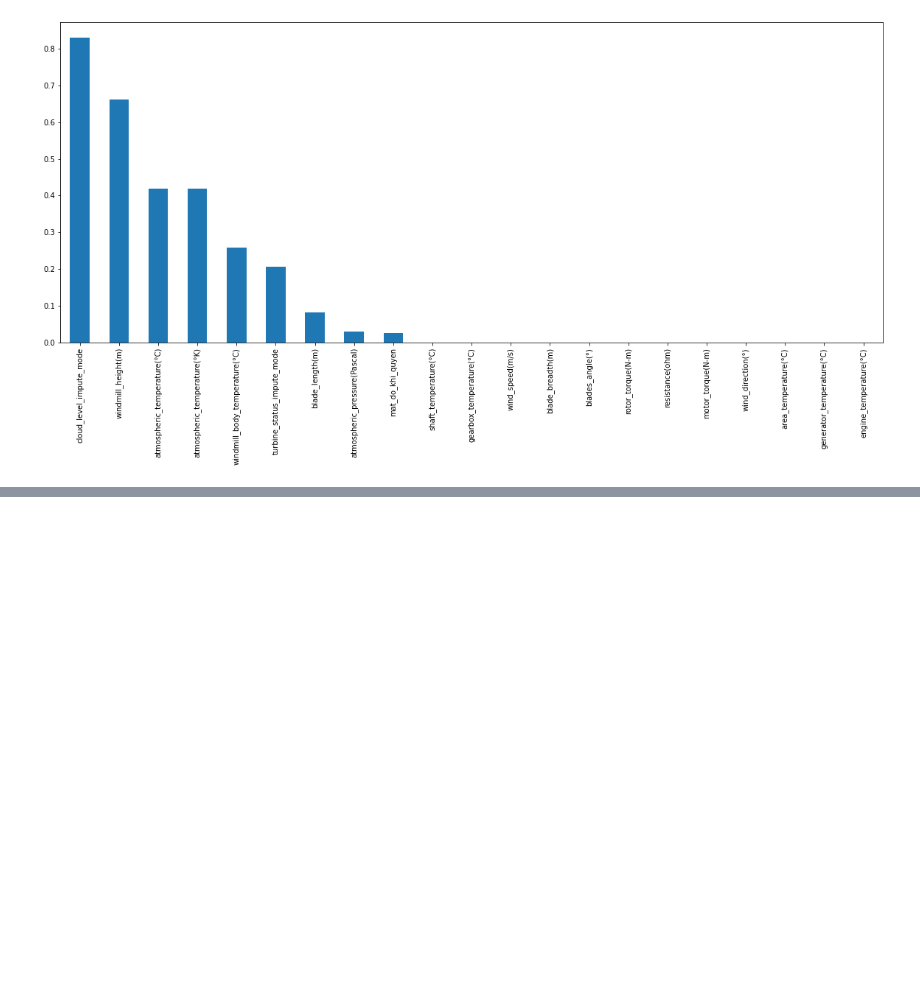
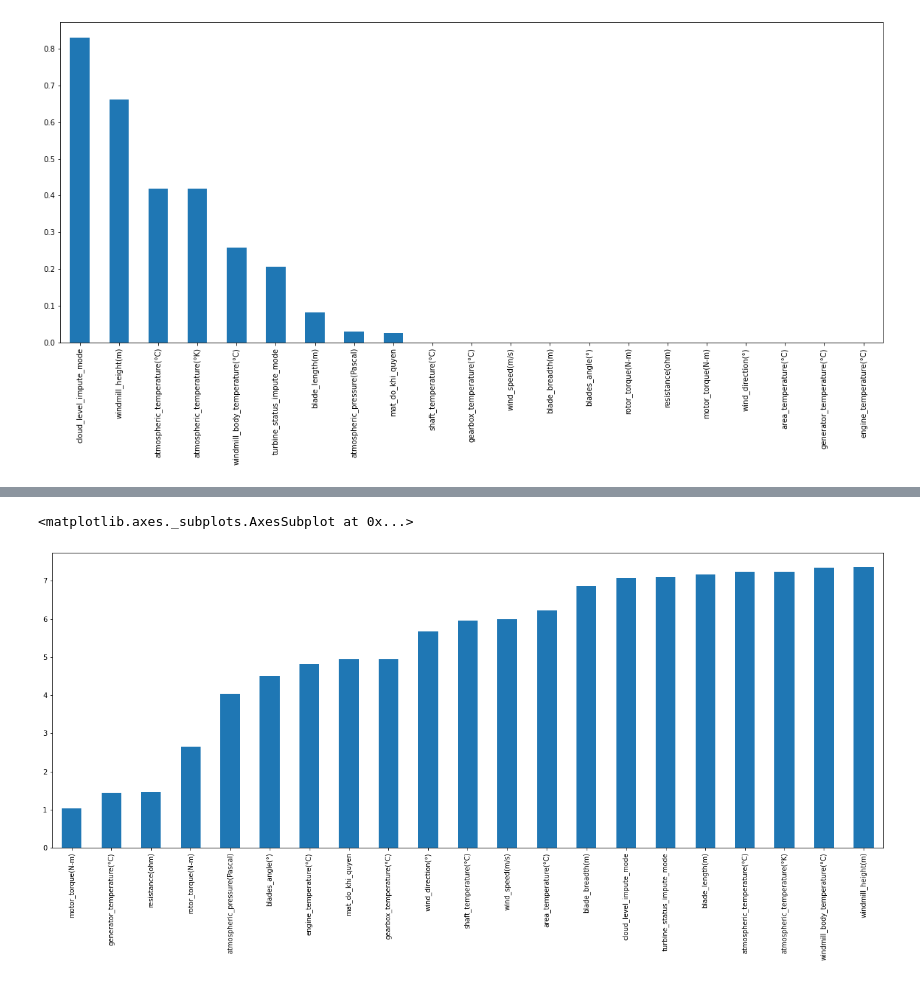
Before and after one commit to PTson2207/Engineer-Selection, a Jupyter notebook: Feature_Selection_Challegen.ipynb, the cells around one changed output, grey strips where cells are left out. Saved outputs shown, nothing was run; the diff lists cells and outputs as text; code cells hidden in the pictures; blank space fills up the shorter version.

```diff
--- a/Feature_Selection_Challegen.ipynb
+++ b/Feature_Selection_Challegen.ipynb
@@ -61,0 +69,11 @@ univariate.sort_values(ascending=False).plot.bar(figsize=(20,8))
+# %%
+mse_values = []
+for feature in X_train.columns:
+    clf = DecisionTreeRegressor(max_depth=10)
+    clf.fit(X_train[feature].to_frame(), y_train)
+    y_scored = clf.predict(X_test[feature].to_frame())
+    mse_values.append(mean_squared_error(y_test, y_scored))
+# %%
+mse_values = pd.Series(mse_values)
+mse_values.index = X_train.columns
+mse_values.sort_values(ascending=True)
@@ -61,0 +98,5 @@ univariate.sort_values(ascending=False).plot.bar(figsize=(20,8))
+# %%
+mse_values.sort_values(ascending=True).plot.bar(figsize=(22, 8))
+# %% [output]
+<matplotlib.axes._subplots.AxesSubplot at 0x...>
+[figure, added]
```
Also changed, not shown: parts of 4 cells of this notebook, 2 other files.
